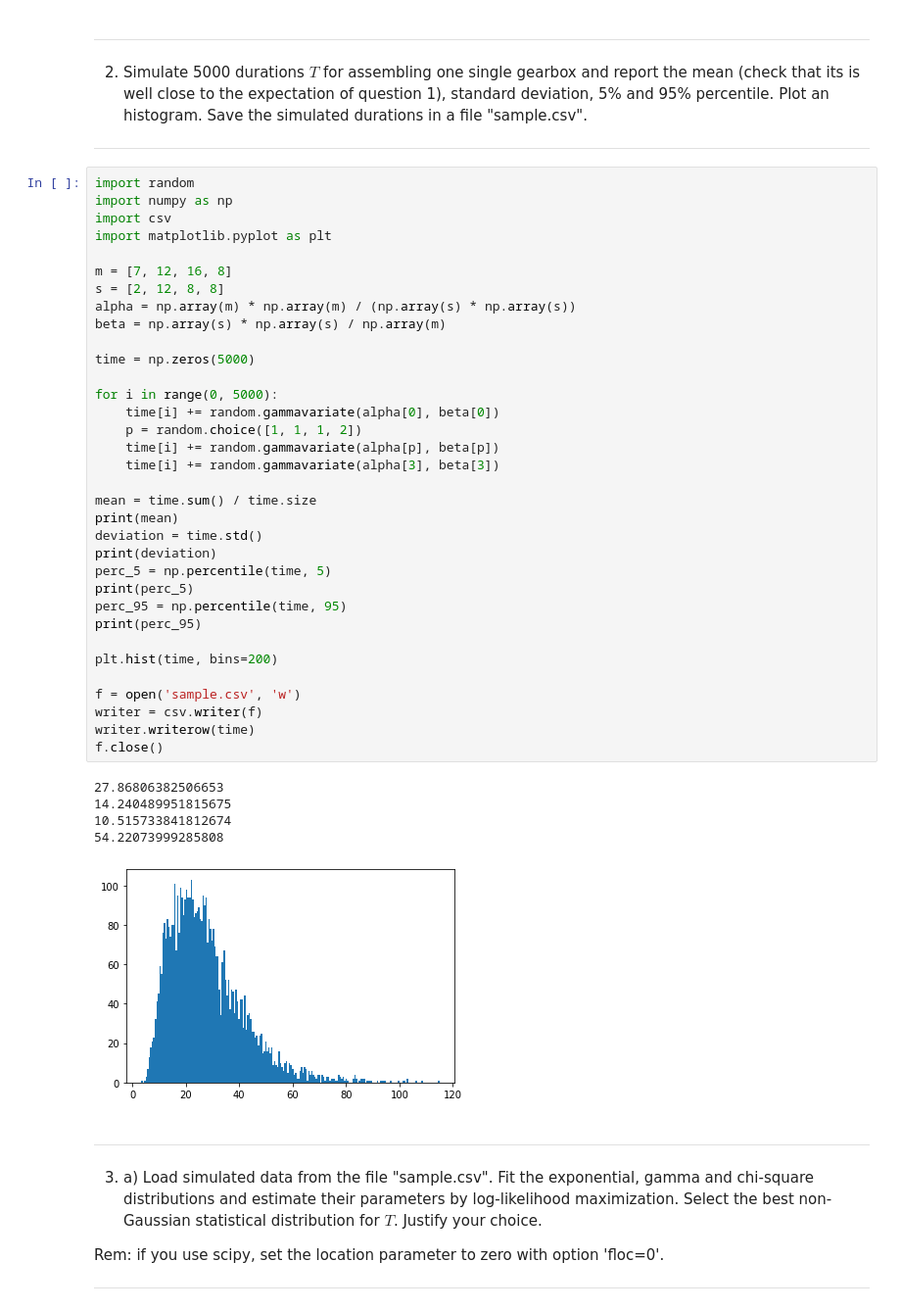
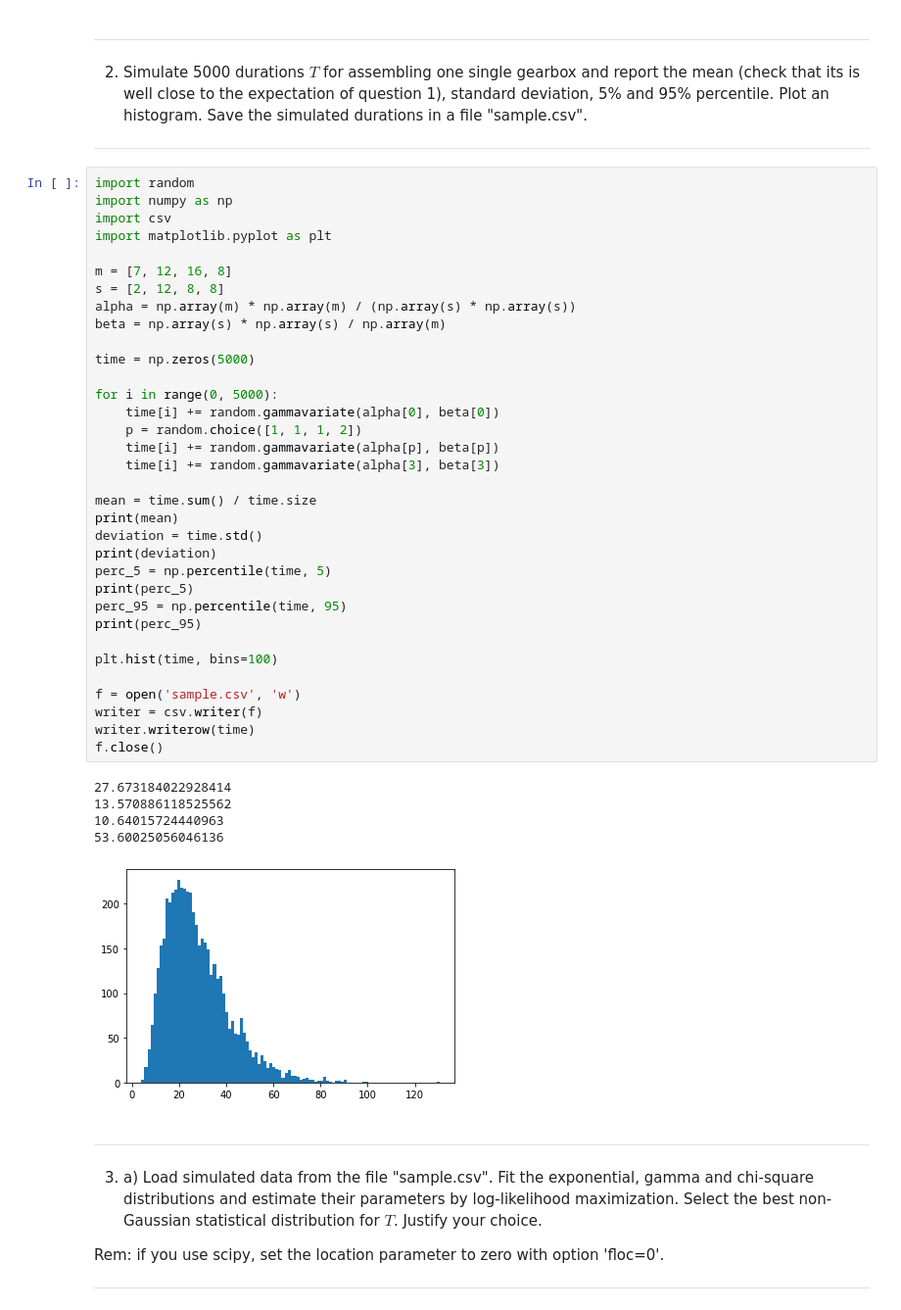
Before and after one commit to tsonnet/hackathon-mayo, a Jupyter notebook: Hackathon1.ipynb, the cells around one changed output. Shown at 98% size. Saved outputs shown, nothing was run; the diff lists cells and outputs as text.

```diff
--- a/Hackathon1.ipynb
+++ b/Hackathon1.ipynb
@@ -51,39 +51,39 @@ import csv
 import matplotlib.pyplot as plt
 
 m = [7, 12, 16, 8]
 s = [2, 12, 8, 8]
 alpha = np.array(m) * np.array(m) / (np.array(s) * np.array(s))
 beta = np.array(s) * np.array(s) / np.array(m)
 
 time = np.zeros(5000)
 
 for i in range(0, 5000):
     time[i] += random.gammavariate(alpha[0], beta[0])
     p = random.choice([1, 1, 1, 2])
     time[i] += random.gammavariate(alpha[p], beta[p])
     time[i] += random.gammavariate(alpha[3], beta[3])
 
 mean = time.sum() / time.size
 print(mean)
 deviation = time.std()
 print(deviation)
 perc_5 = np.percentile(time, 5)
 print(perc_5)
 perc_95 = np.percentile(time, 95)
 print(perc_95)
 
-plt.hist(time, bins=200)
+plt.hist(time, bins=100)
 
 f = open('sample.csv', 'w')
 writer = csv.writer(f)
 writer.writerow(time)
 f.close()
 # %% [output]
-27.86806382506653
-14.240489951815675
-10.515733841812674
-54.22073999285808
+27.673184022928414
+13.570886118525562
+10.64015724440963
+53.60025056046136
-[figure, old version]
+[figure, new version]
 # %% [markdown]
 
 ------------------------------------------------------------------------------------------------------
```
Also changed, not shown: parts of 6 cells of this notebook, 1 other file.
